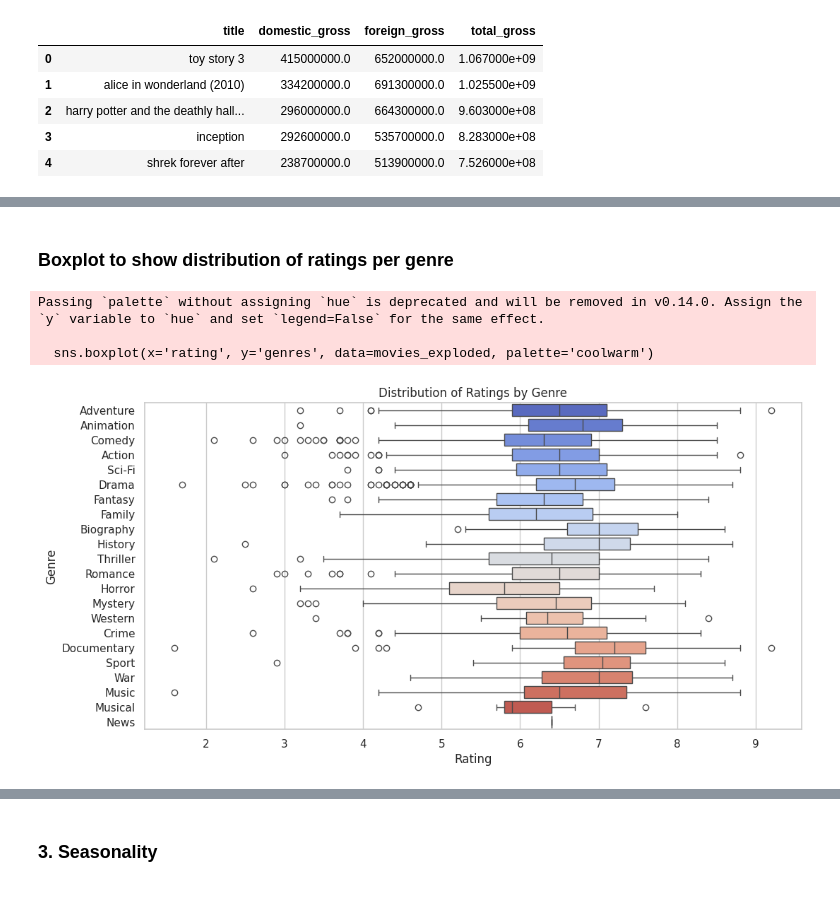
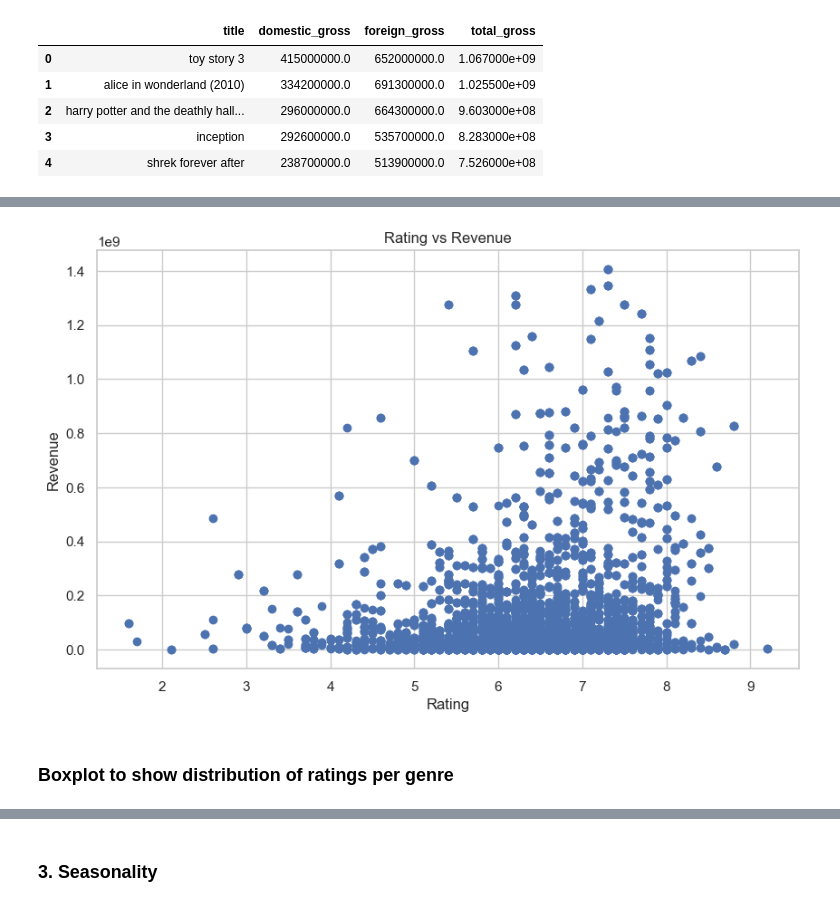
Before and after one commit to Esther-Margaret-Mwangi/Movie-studio-eda-analysis, a Jupyter notebook: movie.ipynb, the cells around one changed output, grey strips where cells are left out. Saved outputs shown, nothing was run; the diff lists cells and outputs as text; code cells hidden in the pictures.

Commit message:
Complete Exploratory Data analysis

```diff
--- a/movie.ipynb
+++ b/movie.ipynb
@@ -371,21 +371,20 @@ movies['rating'] = pd.to_numeric(movies['rating'], errors='coerce')
 # Drop rows with missing values in the `total_gross` and `genres` columns,
 # as these are essential for our analysis
 movies = movies.dropna(subset=['total_gross', 'genres'])
+# %%
+# Visualize the relationship between movie ratings and total gross revenue
+# to see if higher-rated movies tend to earn more at the box office.
+plt.figure(figsize=(10,6))
+plt.scatter(movies['rating'], movies['total_gross'])
+plt.xlabel("Rating")
+plt.ylabel("Revenue")
+plt.title("Rating vs Revenue")
+plt.show()
+# %% [output]
+[figure, added]
 # %% [markdown]
 ### Boxplot to show distribution of ratings per genre
 # %%
 # If genres are separated by '|', split and explode
 movies_exploded = movies.copy()
 movies_exploded = movies_exploded.assign(genres=movies_exploded['genres'].str.split('|')).explode('genres')
-
-plt.figure(figsize=(12,6))
-sns.boxplot(x='rating', y='genres', data=movies_exploded, palette='coolwarm')
-plt.xlabel("Rating")
-plt.ylabel("Genre")
-plt.title("Distribution of Ratings by Genre")
-plt.show()
-# %% [output]
-Passing `palette` without assigning `hue` is deprecated and will be removed in v0.14.0. Assign the `y` variable to `hue` and set `legend=False` for the same effect.
-
-  sns.boxplot(x='rating', y='genres', data=movies_exploded, palette='coolwarm')
-[figure, removed]
```
Also changed, not shown: parts of 28 cells of this notebook.
